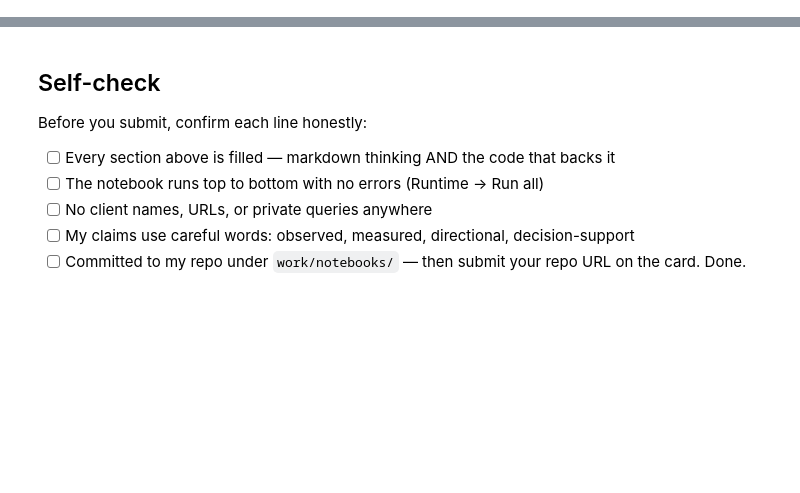
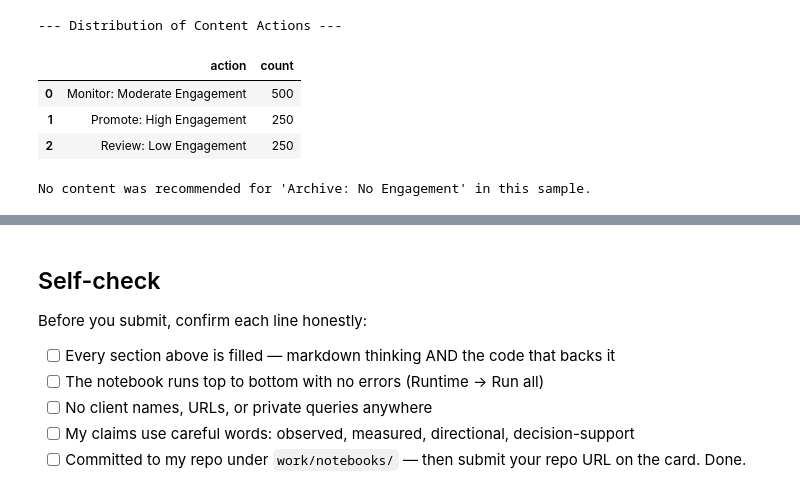
Before and after one commit to DaiyanNDahy/FlyRankInternML, a Jupyter notebook: work/notebooks/w07_action_playbook.ipynb, the cells around one changed output, grey strips where cells are left out. Saved outputs shown, nothing was run; the diff lists cells and outputs as text; code cells hidden in the pictures; blank space fills up the shorter version.

```diff
--- a/work/notebooks/w07_action_playbook.ipynb
+++ b/work/notebooks/w07_action_playbook.ipynb
@@ -43,0 +224,20 @@ This skeleton is yours to fill. Work the sections **in order** — each one has
+# %%
+# Display the distribution of actions for human review
+print("--- Distribution of Content Actions ---")
+display(ranked_actions_df['action'].value_counts().reset_index(name='count'))
+
+# Highlight a sample of content recommended for 'Archive: No Engagement'
+# This action requires significant human review due to its 'no-go' nature.
+archive_candidates = ranked_actions_df[ranked_actions_df['action'] == 'Archive: No Engagement']
+if not archive_candidates.empty:
+    print("\n--- Sample of Content Recommended for ARCHIVE (Requires Human Review) ---")
+    display(archive_candidates.head(5))
+else:
+    print("\nNo content was recommended for 'Archive: No Engagement' in this sample.")
+# %% [output]
+--- Distribution of Content Actions ---
+|  | action | count |
+| 0 | Monitor: Moderate Engagement | 500 |
+| 1 | Promote: High Engagement | 250 |
+| 2 | Review: Low Engagement | 250 |
+No content was recommended for 'Archive: No Engagement' in this sample.
```
Also changed, not shown: parts of 19 cells of this notebook.
